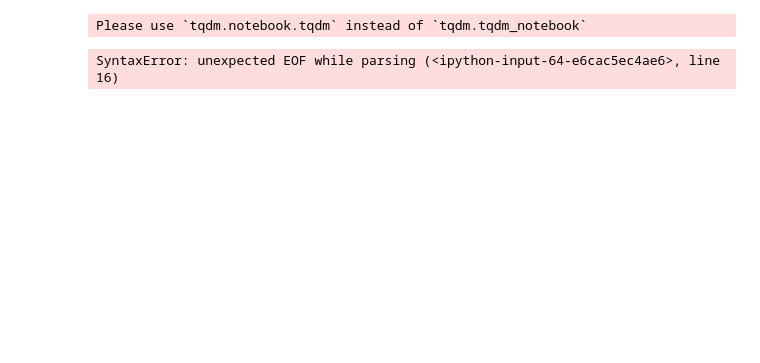
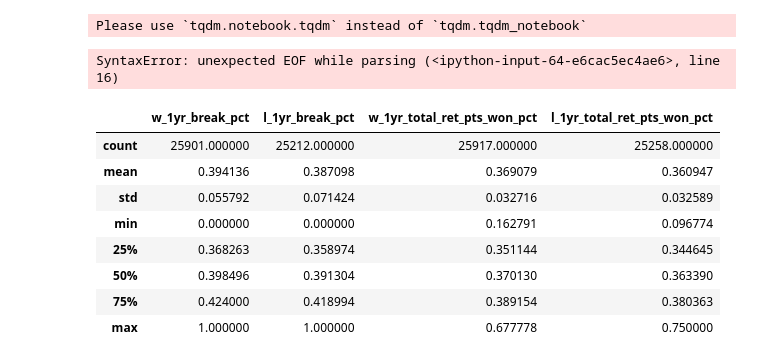
Before and after one commit to jzerilli/tennis-match-predictor, a Jupyter notebook: exploration.ipynb, the cells around one changed output. Saved outputs shown, nothing was run; the diff lists cells and outputs as text; code cells hidden in the pictures; blank space fills up the shorter version.

```diff
--- a/exploration.ipynb
+++ b/exploration.ipynb
@@ -271,4 +322,16 @@ def addCareerHighRank(tdf):
 for id, row in tqdm.tqdm(tdf.iterrows(), total=tdf.shape[0]):
 # %% [output]
 SyntaxError: unexpected EOF while parsing (<ipython-input-64-e6cac5ec4ae6>, line 16)
+# %%
+df[df['tourney_date']>= '2010-01-01'][['w_1yr_break_pct', 'l_1yr_break_pct', 'w_1yr_total_ret_pts_won_pct', 'l_1yr_total_ret_pts_won_pct']].describe()
+# %% [output]
+|  | w_1yr_break_pct | l_1yr_break_pct | w_1yr_total_ret_pts_won_pct | l_1yr_total_ret_pts_won_pct |
+| count | 25901.000000 | 25212.000000 | 25917.000000 | 25258.000000 |
+| mean | 0.394136 | 0.387098 | 0.369079 | 0.360947 |
+| std | 0.055792 | 0.071424 | 0.032716 | 0.032589 |
+| min | 0.000000 | 0.000000 | 0.162791 | 0.096774 |
+| 25% | 0.368263 | 0.358974 | 0.351144 | 0.344645 |
+| 50% | 0.398496 | 0.391304 | 0.370130 | 0.363390 |
+| 75% | 0.424000 | 0.418994 | 0.389154 | 0.380363 |
+| max | 1.000000 | 1.000000 | 0.677778 | 0.750000 |
 # %%
```
Also changed, not shown: parts of 23 cells of this notebook.
